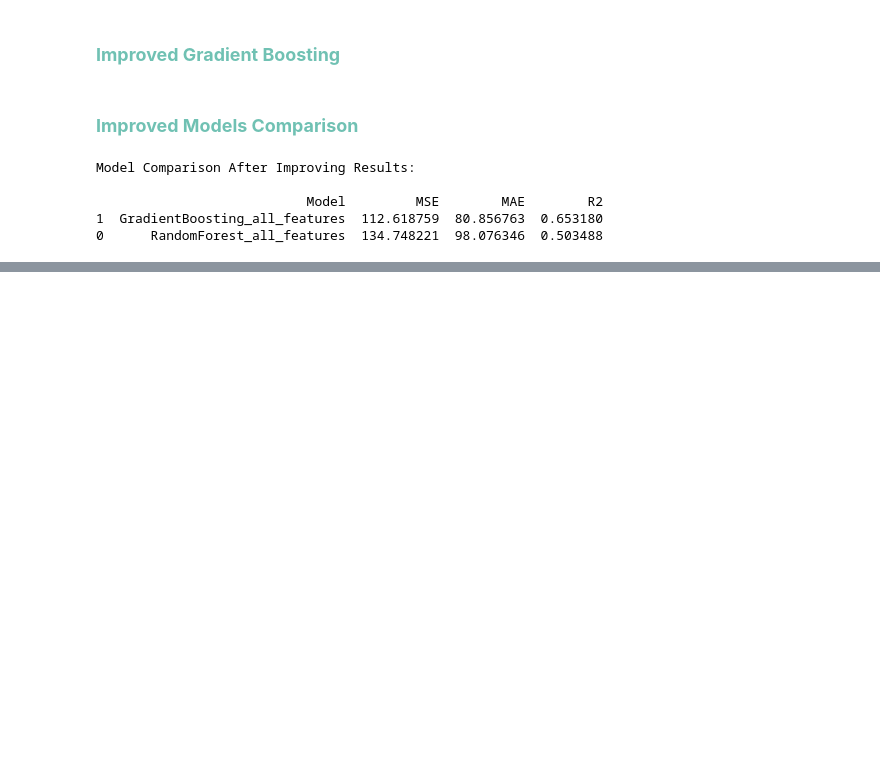
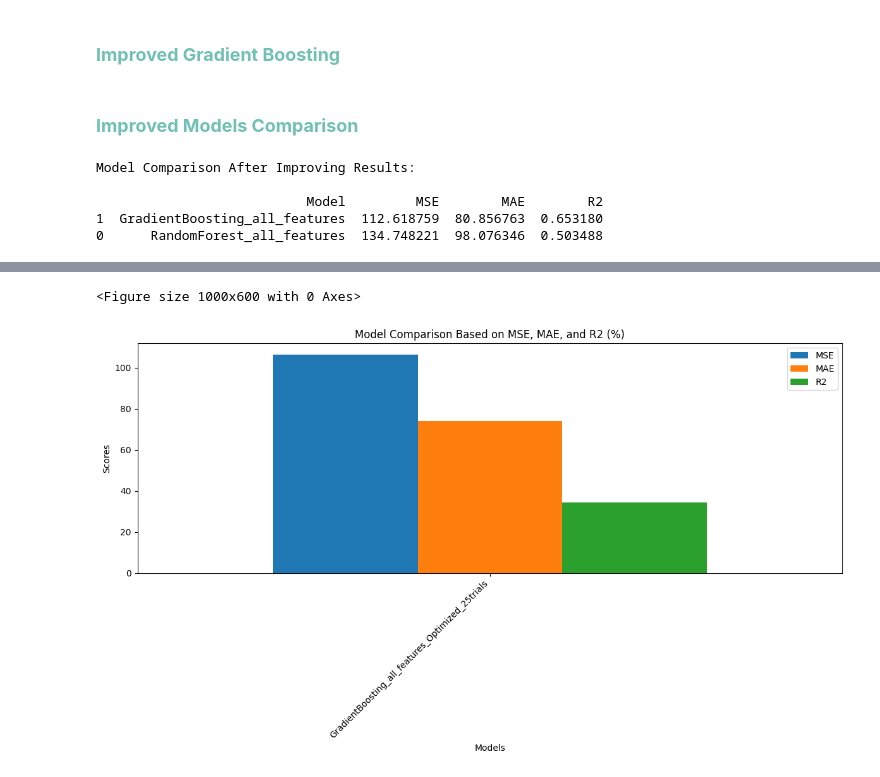
Before and after one commit to rahmaanwer22/DEPI_Project, a Jupyter notebook: Milestone3.ipynb, the cells around one changed output, grey strips where cells are left out. Saved outputs shown, nothing was run; the diff lists cells and outputs as text; code cells hidden in the pictures; blank space fills up the shorter version.

```diff
--- a/Milestone3.ipynb
+++ b/Milestone3.ipynb
@@ -299,3 +291,5 @@ Model Comparison After Improving Results:
                            Model         MSE        MAE        R2
 1  GradientBoosting_all_features  112.618759  80.856763  0.653180
 0      RandomForest_all_features  134.748221  98.076346  0.503488
+# %%
+improved_results = []
@@ -378,0 +407,22 @@ plt.show()
+# %%
+improved_results_df = pd.DataFrame(improved_results, columns=["Model", "Metrics"])
+
+improved_results_df[["MSE", "MAE", "R2"]] = improved_results_df["Metrics"].apply(pd.Series)
+improved_results_df.drop(columns=["Metrics"], inplace=True)
+
+improved_results_df["R2"] = improved_results_df["R2"] * 50
+
+improved_results_df = improved_results_df.sort_values("MSE")
+
+plt.figure(figsize=(10, 6))
+improved_results_df.set_index('Model')[['MSE', 'MAE', 'R2']].plot(kind='bar', width=0.8, figsize=(12, 7))
+
+plt.title('Model Comparison Based on MSE, MAE, and R2 (%)')
+plt.xlabel('Models')
+plt.ylabel('Scores')
+plt.xticks(rotation=45, ha='right')
+plt.tight_layout()
+plt.show()
+# %% [output]
+<Figure size 1000x600 with 0 Axes>
+[figure, added]
```
Also changed, not shown: parts of 24 cells of this notebook, 4 other files.
